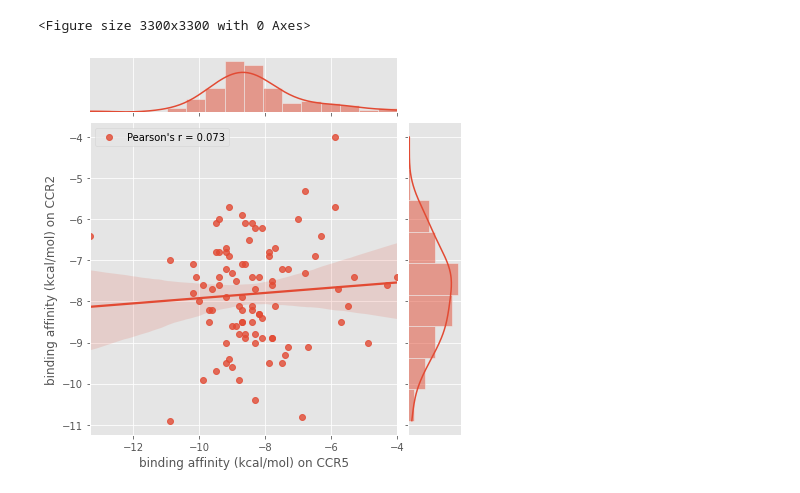
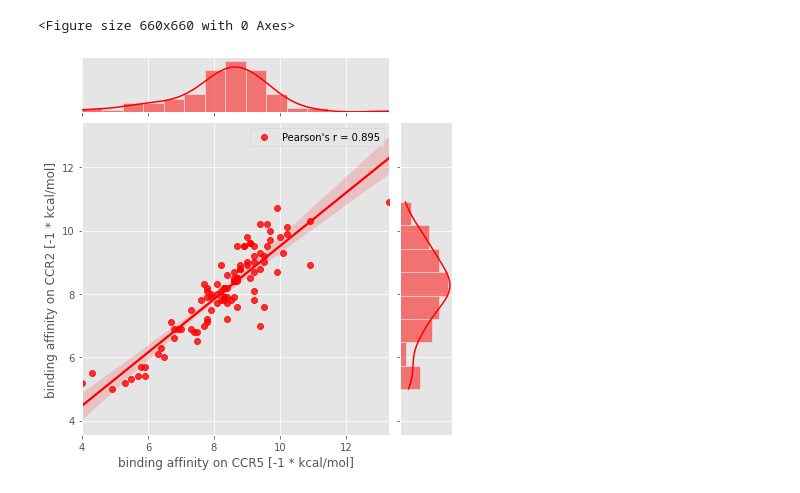
Before and after one commit to Munchic/tinymolecule, a Jupyter notebook: analysis/off_target.ipynb, the cells around one changed output. Cells and saved outputs as stored; diff of their text form; code cells hidden in the pictures.

```diff
--- a/analysis/off_target.ipynb
+++ b/analysis/off_target.ipynb
@@ -17,7 +20,7 @@ from tinymolecule.utils.docking import generate_logs_table
 BASE_DIR = Path("../data/pdb_out")
 
 logs_ccr5 = generate_logs_table(BASE_DIR / "valid_sample_1e5" / "logs")
-logs_ccr2 = generate_logs_table(BASE_DIR / "valid_sample_1e5_ccr2" / "logs")
+logs_ccr2 = pd.read_csv("/Users/Munchic/Developer/Capstone/tinymolecule/data/pdb_out/valid_sample_1e5_ccr2/logs/summary.csv")
 
 total_molecules = len(logs_ccr5)
 logs_ccr5.head()  # preview
@@ -83,0 +87,3 @@ plt.show()
+# %%
+combined_logs = pd.merge(logs_ccr5, logs_ccr2, on="base64_id")
+combined_logs.head()
@@ -84,16 +98,16 @@ plt.show()
 # %%
-plt.figure(figsize=(10, 10), dpi=330)
+plt.figure(figsize=(2, 2), dpi=330)
 
-x = logs_ccr5["affin_kcal_mol-1_1"][:94]
-y = logs_ccr2["affin_kcal_mol-1_1"]
+x = combined_logs["affin_kcal_mol-1_1_x"] * (-1)
+y = combined_logs["affin_kcal_mol-1_1_y"] * (-1)
 r = stats.pearsonr(x, y)[0]
 
-sns.jointplot(x, y, kind="reg", label=f"Pearson's r = {round(r, 3)}")
+sns.jointplot(x, y, kind="reg", label=f"Pearson's r = {round(r, 3)}", color="red")
 
-plt.xlabel(f"binding affinity (kcal/mol) on CCR5")
-plt.ylabel(f"binding affinity (kcal/mol) on CCR2")
+plt.xlabel(f"binding affinity on CCR5 [-1 * kcal/mol]")
+plt.ylabel(f"binding affinity on CCR2 [-1 * kcal/mol]")
 plt.legend()
 plt.show()
 # %% [output]
-<Figure size 3300x3300 with 0 Axes>
+<Figure size 660x660 with 0 Axes>
-[figure, old version]
+[figure, new version]
```
Also changed, not shown: parts of 13 cells of this notebook, 5 other files.
